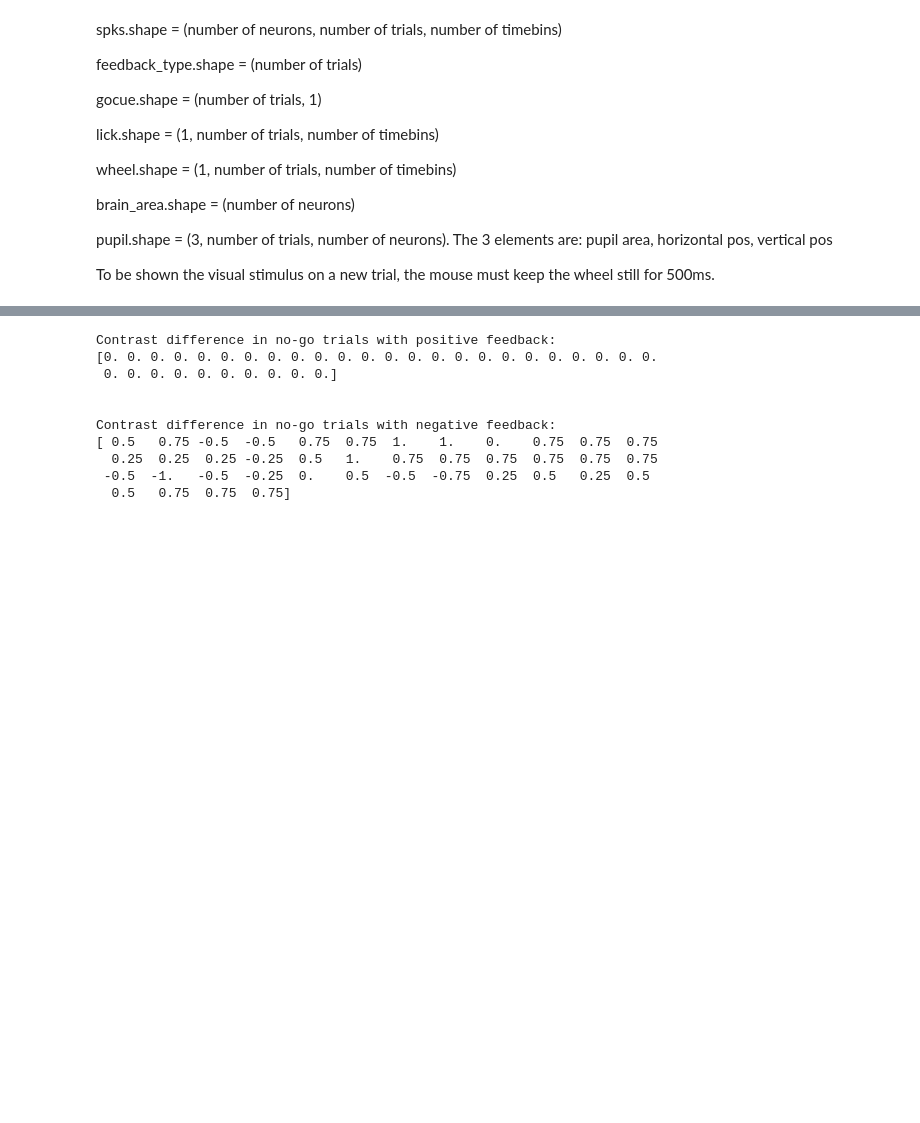
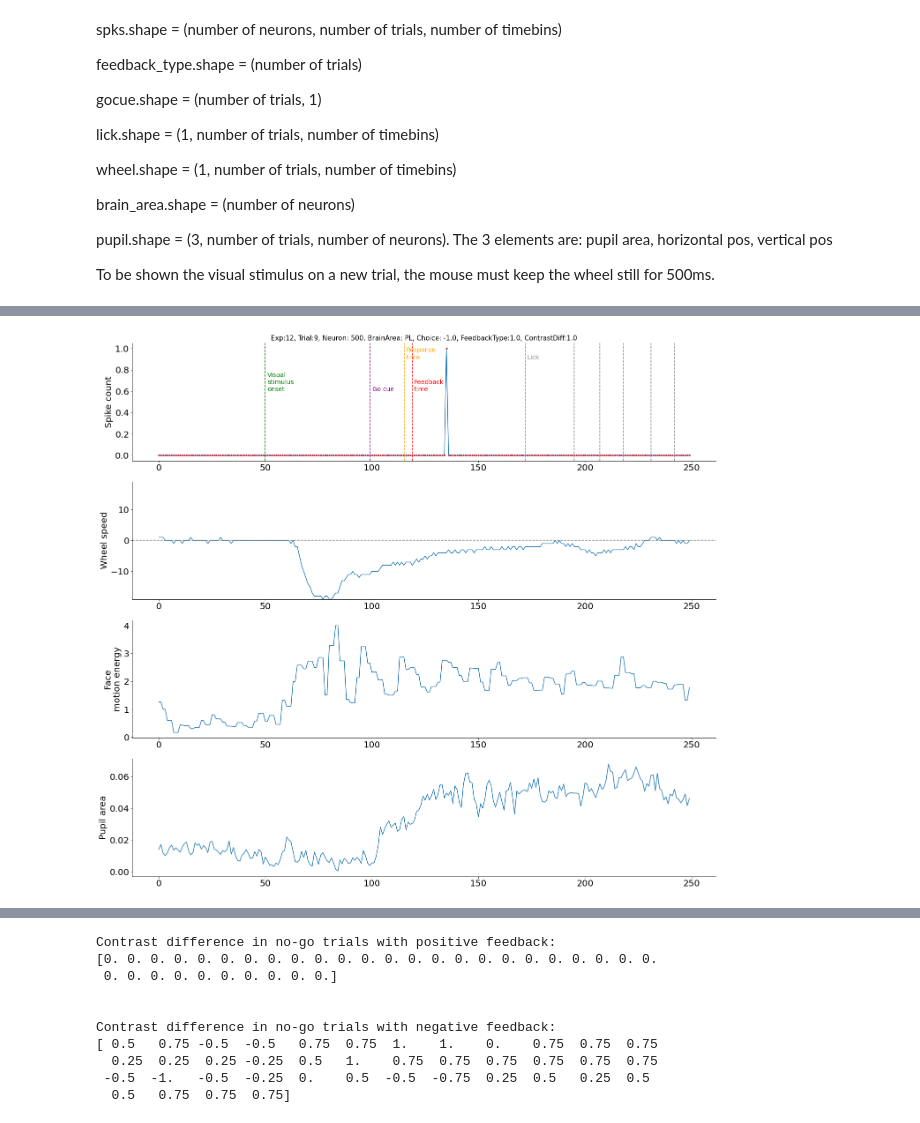
Before and after one commit to anindyaghosh/Metastable_DIVALVE, a Jupyter notebook: Load_steinmetz_decisions.ipynb, the cells around one changed output, grey strips where cells are left out. Cells and saved outputs as stored; diff of their text form; code cells hidden in the pictures; blank space fills up the shorter version.

```diff
--- a/Load_steinmetz_decisions.ipynb
+++ b/Load_steinmetz_decisions.ipynb
@@ -97,6 +133,6 @@ To be shown the visual stimulus on a new trial, the mouse must keep the wheel st
 # %%
 # Select experiment (certain mouse on certain day)
-exp_i = 1 # 0 to 38
+exp_i = 12 # 0 to 38
 experiment = alldat[exp_i]
 
 # This 2D array contains the number of spikes for each neuron at each 10ms timestep
@@ -135,62 +171,64 @@ feedback_types = experiment["feedback_type"]
 # %%
 # EXAMPLE
 
-trial_i = 220 # Select trial (starts 500ms before stimulus onset i)
+trial_i = 9 # Select trial (starts 500ms before stimulus onset i)
 
-neuron_i = 0
+neuron_i = 500
 timemult = 2
 
-fr = get_average_firing_rate(spikes[:,trial_i,:],timemult)[neuron_i]
-norepeat_fr = get_average_firing_rate(spikes[:,trial_i,:],timemult,repeat_bool = False)[neuron_i]
-rolling_fr = get_rolling_average_firing_rate(spikes[:,trial_i,:],timemult)[neuron_i]
+if True:
 
-fig,axs=plt.subplots(nrows=4,figsize=(20,18))
+    # fr = get_average_firing_rate(spikes[:,trial_i,:],timemult)[neuron_i]
+    # norepeat_fr = get_average_firing_rate(spikes[:,trial_i,:],timemult,repeat_bool = False)[neuron_i]
+    # rolling_fr = get_rolling_average_firing_rate(spikes[:,trial_i,:],timemult)[neuron_i]
 
-title_str = f"Exp:{exp_i}, Trial:{trial_i}, Neuron: {neuron_i}, BrainArea: {brain_areas[neuron_i]}, Choice: {choices[trial_i]}, FeedbackType:{feedback_types[trial_i]}, ContrastDiff:{contrast_diff_sign[trial_i]}"
+    fig,axs=plt.subplots(nrows=4,figsize=(20,18))
 
-axs[0].set_title(title_str,size=15)
+    title_str = f"Exp:{exp_i}, Trial:{trial_i}, Neuron: {neuron_i}, BrainArea: {brain_areas[neuron_i]}, Choice: {choices[trial_i]}, FeedbackType:{feedback_types[trial_i]}, ContrastDiff:{contrast_diff_sign[trial_i]}"
 
-events_times = [[stim_onset_time*100,"Visual\nstimulus\nonset","green"],[cue_times[trial_i]*100,"Go cue","purple"],\
-                [cue_times[trial_i]*100+150,"Max time\nfor response","blue"],[feedback_times[trial_i]*100,"Feedback\ntime","red"],\
-                [response_times[trial_i]*100,"Response\ntime","orange"]]
+    axs[0].set_title(title_str,size=15)
 
-text_y = np.max(spikes[:,trial_i,:][neuron_i])/2+0.1
-for event in events_times:
-    y=text_y+0.3 if event[1] == "Response\ntime" else text_y
-    axs[0].axvline(x = event[0], color=event[2],linestyle="--")
-    axs[0].text(x=event[0]+1,y=y,s=event[1],size=14,c=event[2])
+    events_times = [[stim_onset_time*100,"Visual\nstimulus\nonset","green"],[cue_times[trial_i]*100,"Go cue","purple"],\
+                    [feedback_times[trial_i]*100,"Feedback\ntime","red"],\
+                    [response_times[trial_i]*100,"Response\ntime","orange"]]#,[cue_times[trial_i]*100+150,"Max time\nfor response","blue"]]
 
-if np.sum(licks[trial_i]) != 0:
-    for i,lick in enumerate(licks[trial_i]):
-        if lick: axs[0].axvline(x=i,color="grey",linestyle="--")
-    axs[0].text(x=np.arange(len(licks[trial_i]))[licks[trial_i]==True][0]+1,y=text_y+0.3,s="Lick",color="grey",size=14)
+    text_y = np.max(spikes[:,trial_i,:][neuron_i])/2+0.1
+    for event in events_times:
+        y=text_y+0.3 if event[1] == "Response\ntime" else text_y
+        axs[0].axvline(x = event[0], color=event[2],linestyle="--")
+        axs[0].text(x=event[0]+1,y=y,s=event[1],size=14,c=event[2])
 
-x = np.arange(0,250,1)
+    if np.sum(licks[trial_i]) != 0:
+        for i,lick in enumerate(licks[trial_i]):
+            if lick: axs[0].axvline(x=i,color="grey",linestyle="--")
+        axs[0].text(x=np.arange(len(licks[trial_i]))[licks[trial_i]==True][0]+1,y=text_y+0.3,s="Lick",color="grey",size=14)
 
-axs[0].scatter(x,spikes[:,trial_i,:][neuron_i],s=10,c="red")
-axs[0].plot(spikes[:,trial_i,:][neuron_i])
-axs[0].set(ylabel="Spike count")
+    x = np.arange(0,250,1)
 
-axs[1].plot(x,wheels[trial_i])
-axs[1].set_ylabel("Wheel speed")
-axs[1].set_ylim(-np.max(np.abs(wheels[trial_i])),np.max(np.abs(wheels[trial_i])));axs[1].axhline(y=0,linestyle="--",color="grey")
+    axs[0].scatter(x,spikes[:,trial_i,:][neuron_i],s=10,c="red")
+    axs[0].plot(spikes[:,trial_i,:][neuron_i])
+    axs[0].set(ylabel="Spike count")
 
-axs[2].plot(x,faces[trial_i])
-axs[2].set_ylabel("Face\nmotion energy")
+    axs[1].plot(x,wheels[trial_i])
+    axs[1].set_ylabel("Wheel speed")
+    axs[1].set_ylim(-np.max(np.abs(wheels[trial_i])),np.max(np.abs(wheels[trial_i])));axs[1].axhline(y=0,linestyle="--",color="grey")
 
-axs[3].plot(x,pupils[trial_i])
-axs[3].set_ylabel("Pupil area")
+    axs[2].plot(x,faces[trial_i])
+    axs[2].set_ylabel("Face\nmotion energy")
 
-# axs[2].scatter(x,rolling_fr,s=10,c="red")
-# axs[2].plot(rolling_fr)
-# axs[2].set(ylabel="Rolling average \nfiring rate [1/ms]")#,xlabel="Time [ms]")
+    axs[3].plot(x,pupils[trial_i])
+    axs[3].set_ylabel("Pupil area")
 
-# axs[3].scatter(x[:-2],fr,s=10,c="red")
-# axs[3].plot(fr)
-# axs[3].set(ylabel="Average firing rate [1/ms] \n repeat_bool=True")
+    # axs[2].scatter(x,rolling_fr,s=10,c="red")
+    # axs[2].plot(rolling_fr)
+    # axs[2].set(ylabel="Rolling average \nfiring rate [1/ms]")#,xlabel="Time [ms]")
 
-# axs[4].plot(norepeat_fr)
-# axs[4].set(ylabel="Average firing rate [1/ms] \n repeat_bool=False",xlabel="Time [ms/10]")
+    # axs[3].scatter(x[:-2],fr,s=10,c="red")
+    # axs[3].plot(fr)
+    # axs[3].set(ylabel="Average firing rate [1/ms] \n repeat_bool=True")
 
-plt.show()
+    # axs[4].plot(norepeat_fr)
+    # axs[4].set(ylabel="Average firing rate [1/ms] \n repeat_bool=False",xlabel="Time [ms/10]")
+
+    plt.show()
 # %% [output]
@@ -197,0 +235 @@ NameError: name 'get_average_firing_rate' is not defined
+[figure, added]
```
Also changed, not shown: parts of 10 cells of this notebook.
